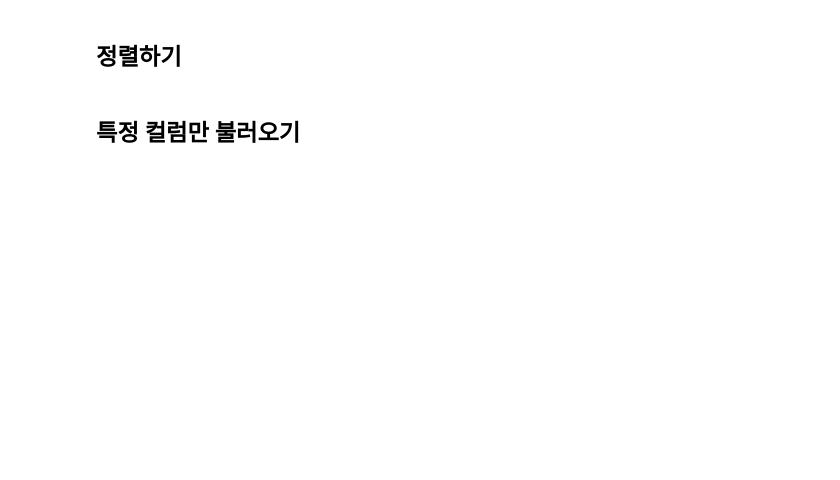
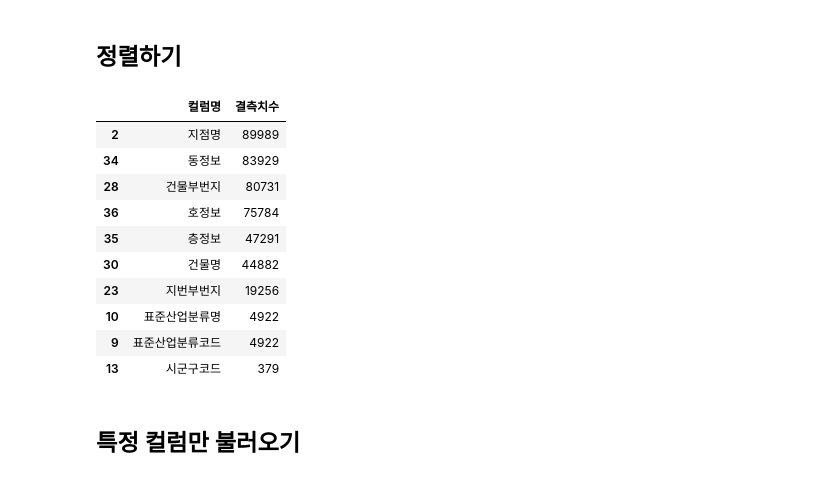
Before and after one commit to kinwa5/-9-16, a Jupyter notebook: open-data-analysis-input.ipynb, the cells around one changed output. Drawn from its saved outputs; the diff is of its cells as text; code cells hidden in the pictures; blank space fills up the shorter version.

```diff
--- a/open-data-analysis-input.ipynb
+++ b/open-data-analysis-input.ipynb
@@ -178,6 +222,20 @@ dtype: int64
 # %%
 # df_null_count 데이터프레임에 있는 결측치수 컬럼을 sort_values 를 통해 정렬해서
 # 결측치가 많은 순으로 상위 10개만 출력합니다.
+df_null_count_top = df_null_count.sort_values(by="결측치수", ascending=False).head(10)
+df_null_count_top
+# %% [output]
+|  | 컬럼명 | 결측치수 |
+| 2 | 지점명 | 89989 |
+| 34 | 동정보 | 83929 |
+| 28 | 건물부번지 | 80731 |
+| 36 | 호정보 | 75784 |
+| 35 | 층정보 | 47291 |
+| 30 | 건물명 | 44882 |
+| 23 | 지번부번지 | 19256 |
+| 10 | 표준산업분류명 | 4922 |
+| 9 | 표준산업분류코드 | 4922 |
+| 13 | 시군구코드 | 379 |
 # %% [markdown]
 ## 특정 컬럼만 불러오기
 # %%
```
Also changed, not shown: parts of 15 cells of this notebook.
